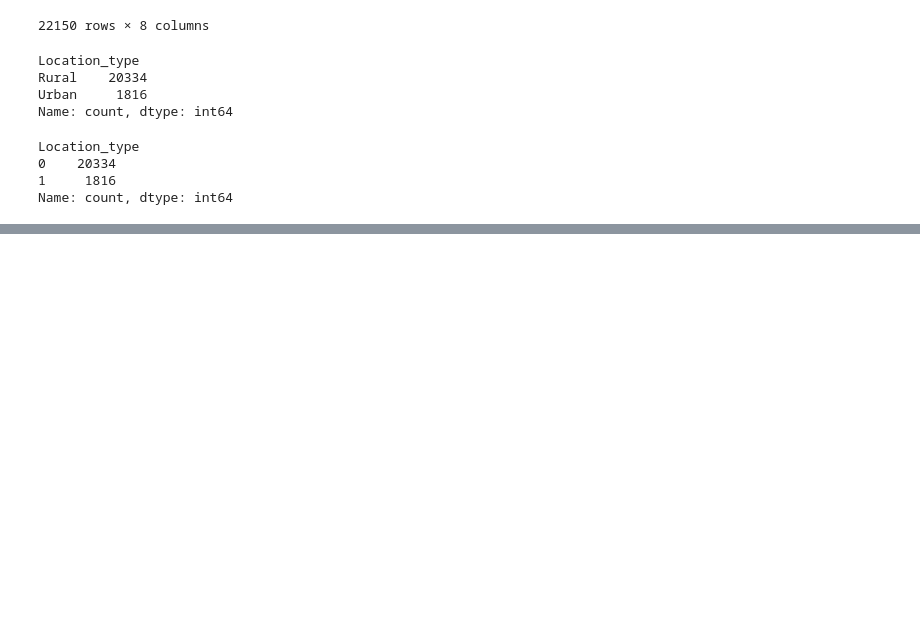
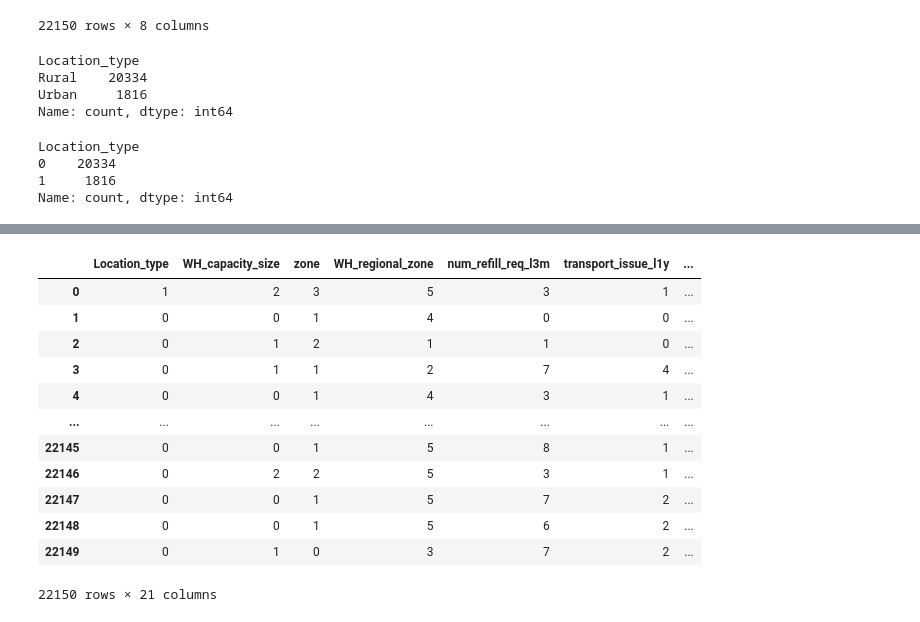
Before and after one commit to harshthorve284/SUPPLYCHAIN, a Jupyter notebook: model.ipynb, the cells around one changed output, grey strips where cells are left out. Cells and saved outputs as stored; diff of their text form; code cells hidden in the pictures; blank space fills up the shorter version.

```diff
--- a/model.ipynb
+++ b/model.ipynb
@@ -255,0 +378,22 @@ df['WH_capacity_size'] = le,fit_transform(df['w
+# %%
+#step 1:split the dataset into X and y
+#Independent column
+X= df.drop(columns = 'product_wg_ton',axis = 1)
+#dependent columns/ target column
+y= df['product_wg_ton']
+# %%
+X
+# %% [output]
+|  | Location_type | WH_capacity_size | zone | WH_regional_zone | num_refill_req_l3m | transport_issue_l1y | ... |
+| 0 | 1 | 2 | 3 | 5 | 3 | 1 | ... |
+| 1 | 0 | 0 | 1 | 4 | 0 | 0 | ... |
+| 2 | 0 | 1 | 2 | 1 | 1 | 0 | ... |
+| 3 | 0 | 1 | 1 | 2 | 7 | 4 | ... |
+| 4 | 0 | 0 | 1 | 4 | 3 | 1 | ... |
+| ... | ... | ... | ... | ... | ... | ... | ... |
+| 22145 | 0 | 0 | 1 | 5 | 8 | 1 | ... |
+| 22146 | 0 | 2 | 2 | 5 | 3 | 1 | ... |
+| 22147 | 0 | 0 | 1 | 5 | 7 | 2 | ... |
+| 22148 | 0 | 0 | 1 | 5 | 6 | 2 | ... |
+| 22149 | 0 | 1 | 0 | 3 | 7 | 2 | ... |
+22150 rows × 21 columns
```
Also changed, not shown: parts of 19 cells of this notebook.
